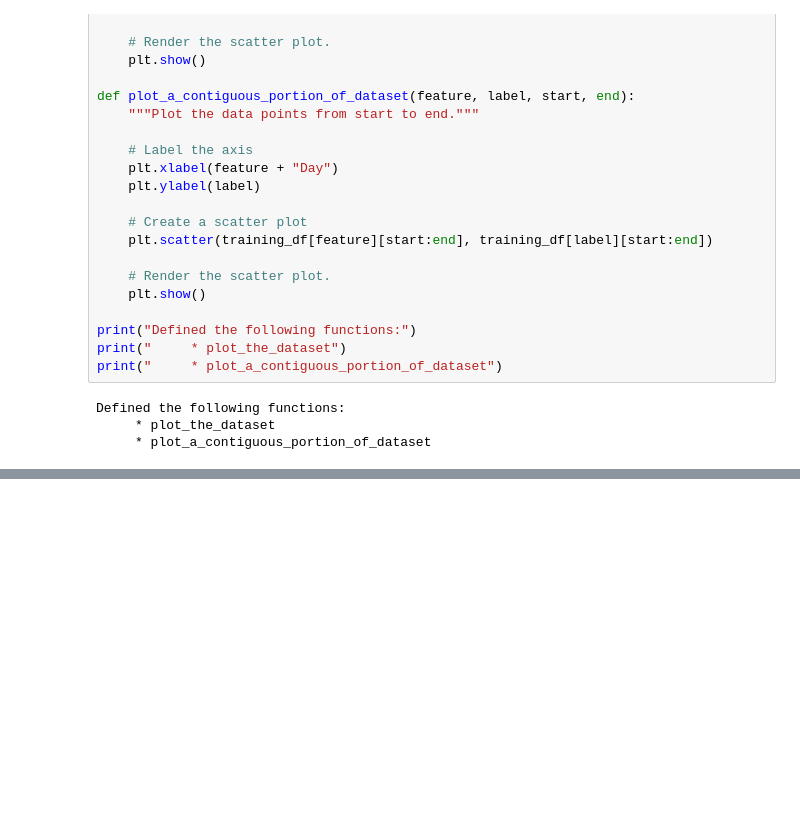
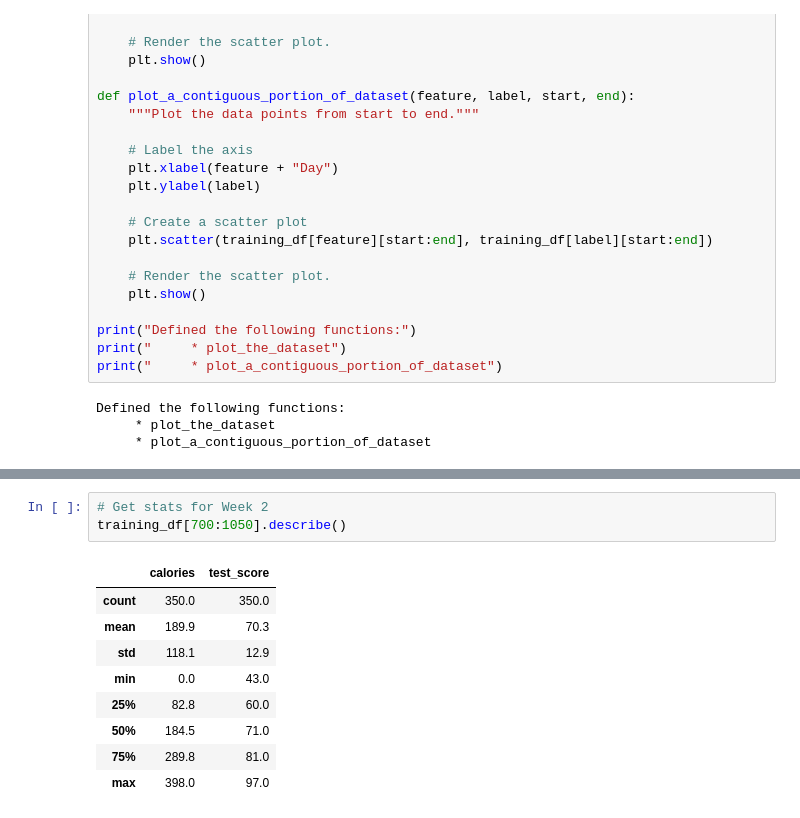
Before and after one commit to kogimurio/mlproject, a Jupyter notebook: numerical_data_bad_values.ipynb, the cells around one changed output, grey strips where cells are left out. Cells and saved outputs as stored; diff of their text form; blank space fills up the shorter version.

```diff
--- a/numerical_data_bad_values.ipynb
+++ b/numerical_data_bad_values.ipynb
@@ -1479,0 +1507,13 @@ plot_the_dataset("calories", "test_score", number_of_points_to_plot=150)
+# %%
+# Get stats for Week 2
+training_df[700:1050].describe()
+# %% [output]
+|  | calories | test_score |
+| count | 350.0 | 350.0 |
+| mean | 189.9 | 70.3 |
+| std | 118.1 | 12.9 |
+| min | 0.0 | 43.0 |
+| 25% | 82.8 | 60.0 |
+| 50% | 184.5 | 71.0 |
+| 75% | 289.8 | 81.0 |
+| max | 398.0 | 97.0 |
```
Also changed, not shown: parts of 6 cells of this notebook.
